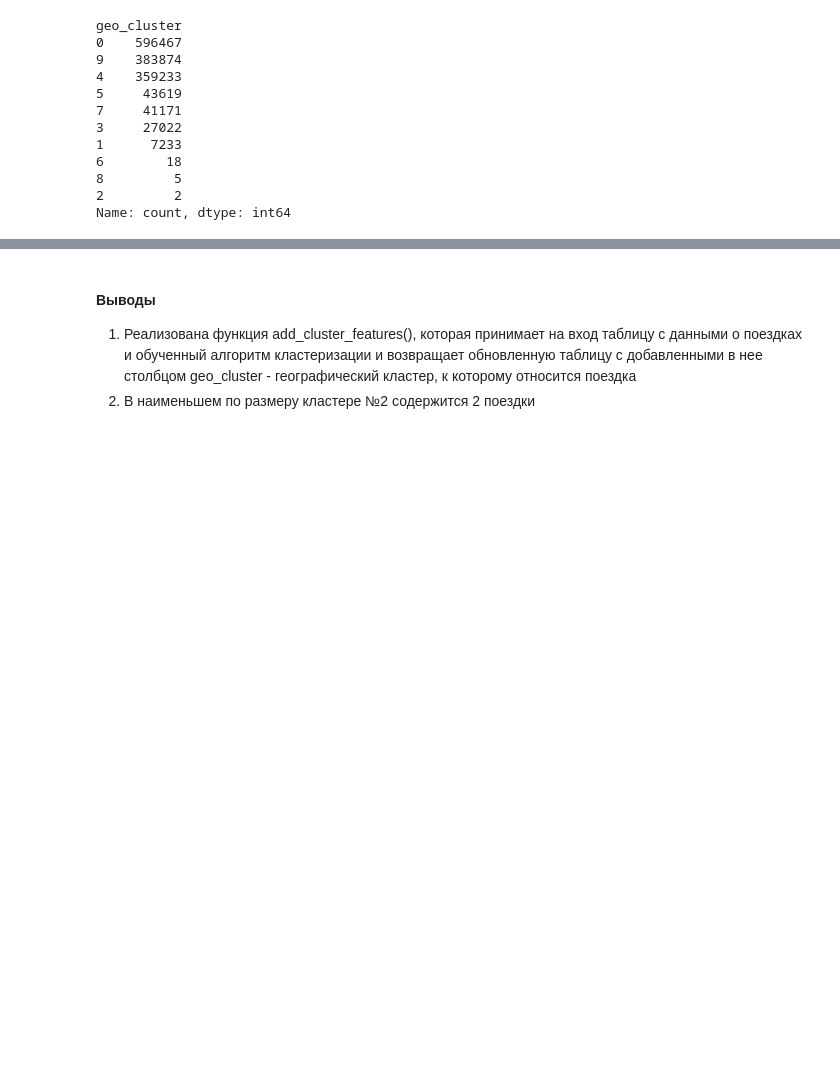
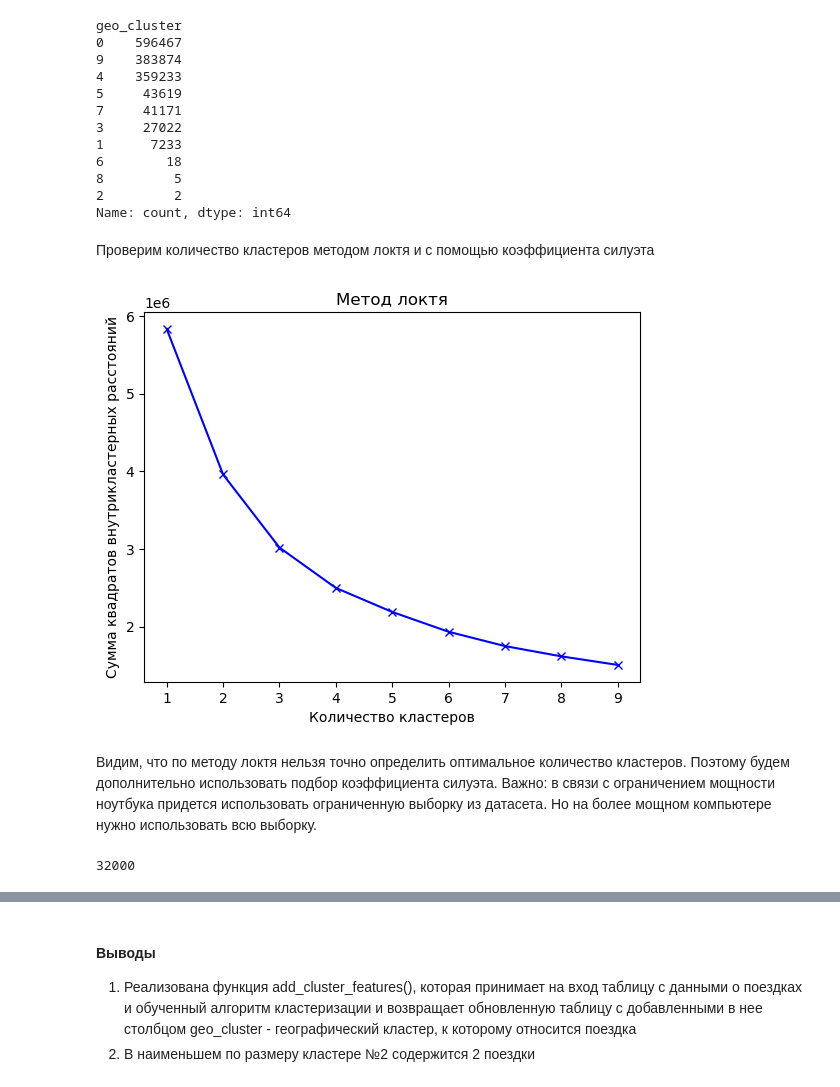
Before and after one commit to turneps403/hackathon-tgu, a Jupyter notebook: Hackathon_5_group_TSU.ipynb, the cells around one changed output, grey strips where cells are left out. Cells and saved outputs as stored; diff of their text form; code cells hidden in the pictures; blank space fills up the shorter version.

```diff
--- a/Hackathon_5_group_TSU.ipynb
+++ b/Hackathon_5_group_TSU.ipynb
@@ -536,3 +536,37 @@ geo_cluster
 8         5
 2         2
 Name: count, dtype: int64
+# %% [markdown]
+Проверим количество кластеров методом локтя и с помощью коэффициента силуэта
+# %%
+# создаем обучающую выборку из географических координат всех точек
+coords_copy = coords.copy()
+# %%
+from sklearn.cluster import KMeans
+from sklearn.preprocessing import StandardScaler
+# масштабируем данные
+scaler = StandardScaler()
+coords_scaled = scaler.fit_transform(coords_copy)
+# %%
+# используем метод локтя для подбора количества кластеров
+sse = []
+for k in range(1, 10):
+    kmeans_2 = KMeans(n_clusters=k, random_state=42)
+    kmeans_2.fit(coords_scaled)
+    sse.append(kmeans_2.inertia_)
+# %%
+# построим график зависимости SSE от количества кластеров
+plt.plot(range(1, 10), sse, 'xb-')
+plt.title('Метод локтя')
+plt.xlabel('Количество кластеров')
+plt.ylabel('Cумма квадратов внутрикластерных расстояний')
+plt.show()
+# %% [output]
+[figure, added]
+# %% [markdown]
+Видим, что по методу локтя нельзя точно определить оптимальное количество кластеров. Поэтому будем дополнительно использовать подбор коэффициента силуэта. Важно: в связи с ограничением мощности ноутбука придется использовать ограниченную выборку из датасета. Но на более мощном компьютере нужно использовать всю выборку.
+# %%
+coords_scaled_small = coords_scaled[0:8000, :]
+coords_scaled_small.size
+# %% [output]
+32000
```
Also changed, not shown: parts of 9 cells of this notebook.
